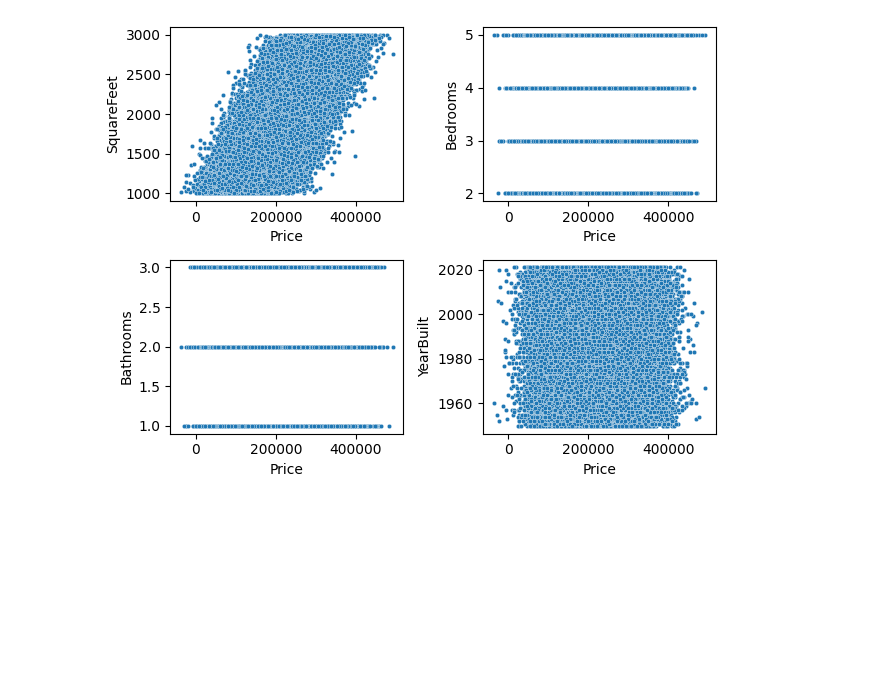
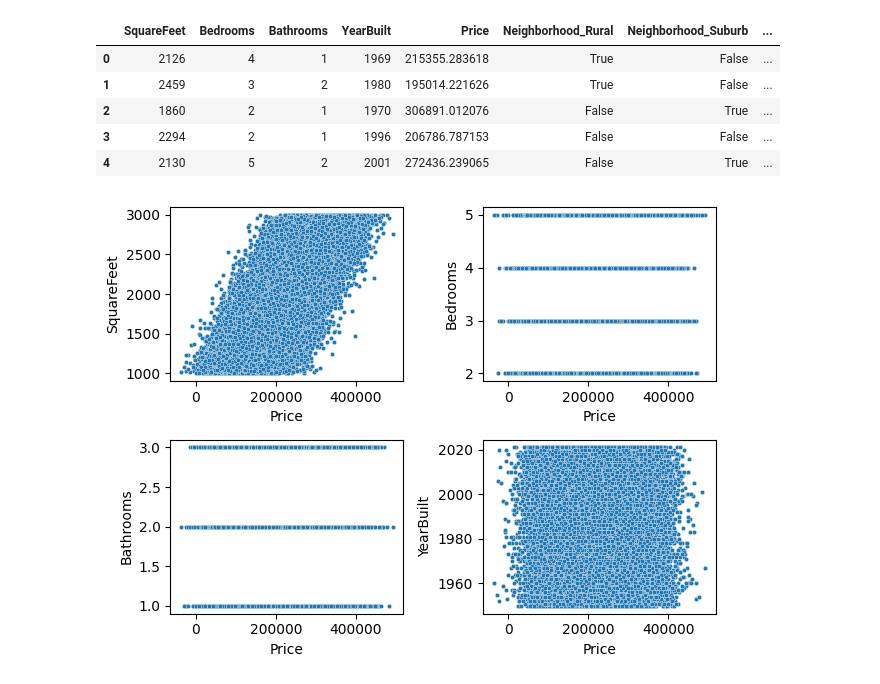
Before and after one commit to renatocorreia-rmcm/housing-price, a Jupyter notebook: HousePricing.ipynb, the cells around one changed output. Drawn from its saved outputs; the diff is of its cells as text; code cells hidden in the pictures; blank space fills up the shorter version.

```diff
--- a/HousePricing.ipynb
+++ b/HousePricing.ipynb
@@ -14,3 +12,15 @@ df = pd.read_csv("housing_price_dataset.csv")  # load cdv to dataframe
+# %%
+url = 'https://raw.githubusercontent.com/renatocorreia-rmcm/housing-price/refs/heads/main/housing_price_dataset.csv'
+df = pd.read_csv(url)  # load raw csv from github to dataframe object here
+
+df.head()
+# %% [output]
+|  | SquareFeet | Bedrooms | Bathrooms | YearBuilt | Price | Neighborhood_Rural | Neighborhood_Suburb | ... |
+| 0 | 2126 | 4 | 1 | 1969 | 215355.283618 | True | False | ... |
+| 1 | 2459 | 3 | 2 | 1980 | 195014.221626 | True | False | ... |
+| 2 | 1860 | 2 | 1 | 1970 | 306891.012076 | False | True | ... |
+| 3 | 2294 | 2 | 1 | 1996 | 206786.787153 | False | False | ... |
+| 4 | 2130 | 5 | 2 | 2001 | 272436.239065 | False | True | ... |
 # %%
 cols = [c for c in df.columns if c not in ['Price', 'Neighborhood_Rural', 'Neighborhood_Suburb', 'Neighborhood_Urban']]  # take of reference and categoric variables
 n = len(cols)
```
Also changed, not shown: parts of 1 cell of this notebook.
